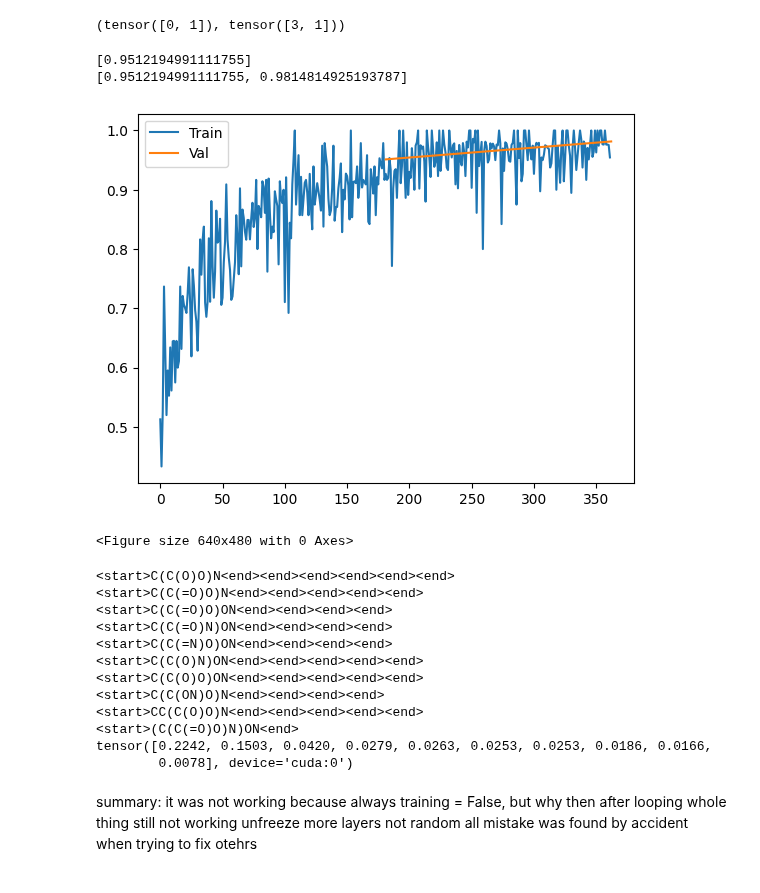
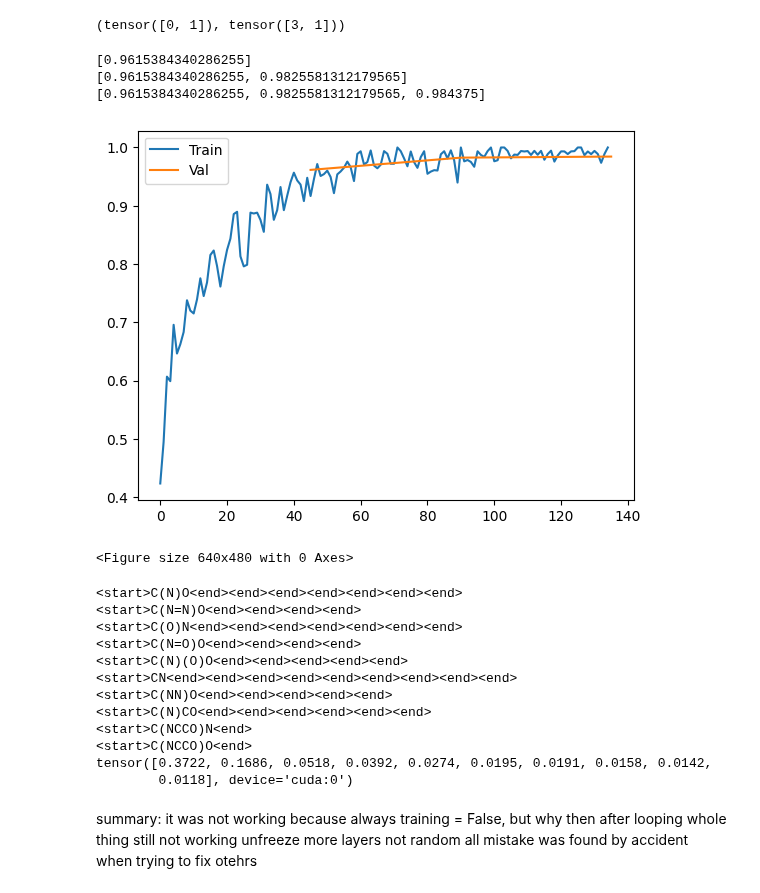
Before and after one commit to weathon/3d2smile, a Jupyter notebook: finetune.ipynb, the cells around one changed output. Drawn from its saved outputs; the diff is of its cells as text; code cells hidden in the pictures.

Commit message:
finally work again just by batch size wtf

```diff
--- a/finetune.ipynb
+++ b/finetune.ipynb
@@ -224,8 +224,8 @@ def getitem(index, train=True):
 
   # train=FalseTAMADE WEISM TRAIN = FALSE!!!guaibude bunengfanhua shouzhima ghuainbbude val namehao zuibakouke azhiqianweismkeyile? jiushiyingweimeiyouyongnamesle
   names = train_names if train else val_names
-  start = index*4
-  end =  (index+1)*4
+  start = index*16
+  end =  (index+1)*16
   end = len(names) if end>len(names) else end
   # print(start, end)
   for i in range(start, end):
@@ -356,7 +356,7 @@ def train(lr, T0, epoch, forzen, reload=False):
     # ids = [i for i in os.listdir("images") if not i.startswith("638066")]
     # ids = os.listdir("images")[10:]
     # np.random.shuffle(ids)
-    for i in range(len(train_names)//(4*split)):#why set this and it be better or is it learning rate? it lower faster? hyper-parameter kunduzikouke gaile lenoslistdir dao trainnames cjiuhuichaoguo100?wtfmeiyouyunxingduzikunk
+    for i in range(len(train_names)//(16*split)):#why set this and it be better or is it learning rate? it lower faster? hyper-parameter kunduzikouke gaile lenoslistdir dao trainnames cjiuhuichaoguo100?wtfmeiyouyunxingduzikunk
       if i==None:
         continue
       start_index = i
@@ -414,11 +414,12 @@ top_k_2d(torch.tensor([[0,1,4,12],
 # %%
 #shetouexguaibudexianzaihaole xianzaishizhenggewenjianjiadounaquxunlianle  kunexhaishiyoufenkaide touuuyun
 # %%
-mod = train(0.0005, 4, 2,  True, reload=True)#duzikunhuxi xiaobatch size lianggejiuhaole
+mod = train(0.0005, 4, 3,  True, reload=True)#duzikunhuxi xiaobatch size lianggejiuhaole
 # %% [output]
-[0.9512194991111755]
-[0.9512194991111755, 0.9814814925193787]
+[0.9615384340286255]
+[0.9615384340286255, 0.9825581312179565]
+[0.9615384340286255, 0.9825581312179565, 0.984375]
-[figure, old version]
+[figure, new version]
 <Figure size 640x480 with 0 Axes>
 # %%
 mod = torch.load("drive/MyDrive/CNO", map_location=device)
@@ -478,7 +479,7 @@ class SMILESGenerator(torch.nn.Module):
       return top_n, top_n_p
 mod = mod.eval()
 gen = SMILESGenerator(mod.encoder, mod.decoder) #fucking yeah why when I test using val it is wrong did not refresh, I fucking said how is that possible, so all the tuning is not usful
-img1 = torch.tensor(np.array(Image.open("1.jpg").convert("RGB").resize((400,400)))).unsqueeze(0).permute(0,3,1,2).to(device).to(torch.float32)
+img1 = torch.tensor(np.array(Image.open("2.jpg").convert("RGB").resize((400,400)))).unsqueeze(0).permute(0,3,1,2).to(device).to(torch.float32)
 # img2 = torch.tensor(np.array(Image.open("w.jpg").convert("RGB").resize((400,400)))).unsqueeze(0).permute(0,3,1,2).to(device).to(torch.float32)
 # img3 = torch.tensor(np.array(Image.open("e.jpg").convert("RGB").resize((400,400)))).unsqueeze(0).permute(0,3,1,2).to(device).to(torch.float32)
 gen = gen.train(False) #forgot gen=
@@ -488,15 +489,15 @@ for i in res[0]:
   print(converter.decode("".join([reversed_word_map_[i] for i in i.numpy()])))
 print(torch.exp(res[1]))
 # %% [output]
-<start>C(C(O)O)N<end><end><end><end><end><end>
-<start>C(C(=O)O)N<end><end><end><end><end>
-<start>C(C(=O)O)ON<end><end><end><end>
-<start>C(C(=O)N)ON<end><end><end><end>
-<start>C(C(=N)O)ON<end><end><end><end>
-<start>C(C(O)N)ON<end><end><end><end><end>
-<start>C(C(O)O)ON<end><end><end><end><end>
-<start>C(C(ON)O)N<end><end><end><end>
-<start>CC(C(O)O)N<end><end><end><end><end>
-<start>(C(C(=O)O)N)ON<end>
-tensor([0.2242, 0.1503, 0.0420, 0.0279, 0.0263, 0.0253, 0.0253, 0.0186, 0.0166,
-        0.0078], device='cuda:0')
+<start>C(N)O<end><end><end><end><end><end><end>
+<start>C(N=N)O<end><end><end><end>
+<start>C(O)N<end><end><end><end><end><end><end>
+<start>C(N=O)O<end><end><end><end>
+<start>C(N)(O)O<end><end><end><end><end>
+<start>CN<end><end><end><end><end><end><end><end><end>
+<start>C(NN)O<end><end><end><end><end>
+<start>C(N)CO<end><end><end><end><end><end>
+<start>C(NCCO)N<end>
+<start>C(NCCO)O<end>
+tensor([0.3722, 0.1686, 0.0518, 0.0392, 0.0274, 0.0195, 0.0191, 0.0158, 0.0142,
+        0.0118], device='cuda:0')
```
Also changed, not shown: parts of 1 cell of this notebook.
